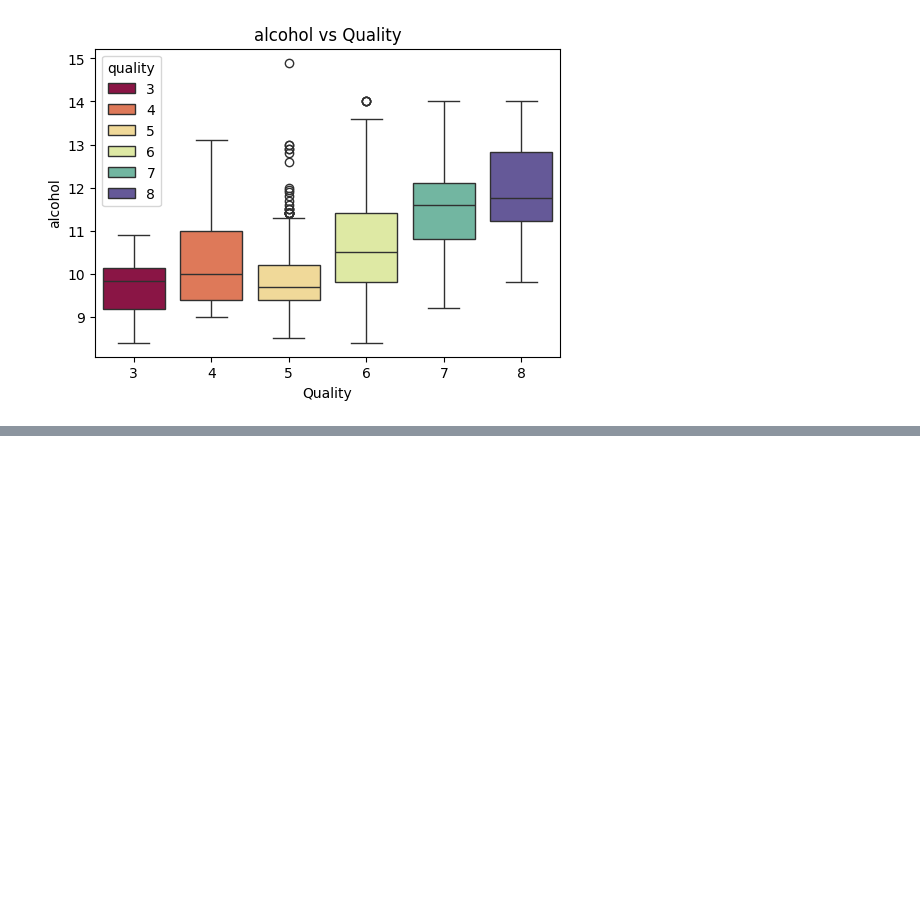
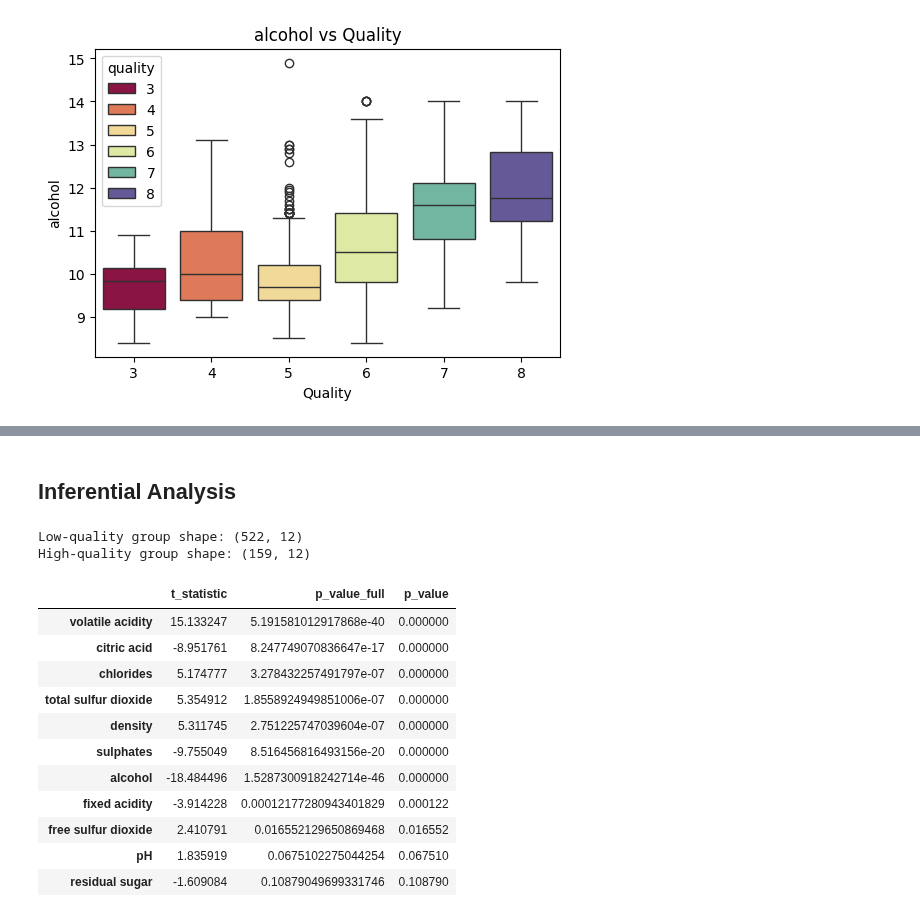
Before and after one commit to KG1234567/EDA_Practice, a Jupyter notebook: EDA/EDA-3.ipynb, the cells around one changed output, grey strips where cells are left out. Cells and saved outputs as stored; diff of their text form; code cells hidden in the pictures; blank space fills up the shorter version.

```diff
--- a/EDA/EDA-3.ipynb
+++ b/EDA/EDA-3.ipynb
@@ -158,0 +207,2 @@ for col in df.drop(columns=['quality']).columns:
+# %% [markdown]
+## Inferential Analysis
@@ -158,0 +212,31 @@ for col in df.drop(columns=['quality']).columns:
+# %%
+# Define low-quality (<=5) and high-quality (>=7) groups
+low_quality = df[df['quality'] <= 5]
+high_quality = df[df['quality'] >= 7]
+# %%
+print("Low-quality group shape:", low_quality.shape)
+print("High-quality group shape:", high_quality.shape)
+# %% [output]
+Low-quality group shape: (522, 12)
+High-quality group shape: (159, 12)
+# %%
+t_results = {}
+for col in df.drop(columns=['quality']).columns:
+    t_stat, p_val = ttest_ind(low_quality[col], high_quality[col], equal_var=False)
+    t_results[col] = {"t_statistic": t_stat, "p_value_full": f"{p_val}", "p_value": f"{p_val:.6f}"}
+# %%
+t_results_df = pd.DataFrame(t_results).T.sort_values(by="p_value")
+t_results_df
+# %% [output]
+|  | t_statistic | p_value_full | p_value |
+| volatile acidity | 15.133247 | 5.191581012917868e-40 | 0.000000 |
+| citric acid | -8.951761 | 8.247749070836647e-17 | 0.000000 |
+| chlorides | 5.174777 | 3.278432257491797e-07 | 0.000000 |
+| total sulfur dioxide | 5.354912 | 1.8558924949851006e-07 | 0.000000 |
+| density | 5.311745 | 2.751225747039604e-07 | 0.000000 |
+| sulphates | -9.755049 | 8.516456816493156e-20 | 0.000000 |
+| alcohol | -18.484496 | 1.5287300918242714e-46 | 0.000000 |
+| fixed acidity | -3.914228 | 0.00012177280943401829 | 0.000122 |
+| free sulfur dioxide | 2.410791 | 0.016552129650869468 | 0.016552 |
+| pH | 1.835919 | 0.0675102275044254 | 0.067510 |
+| residual sugar | -1.609084 | 0.10879049699331746 | 0.108790 |
```
Also changed, not shown: parts of 5 cells of this notebook.
